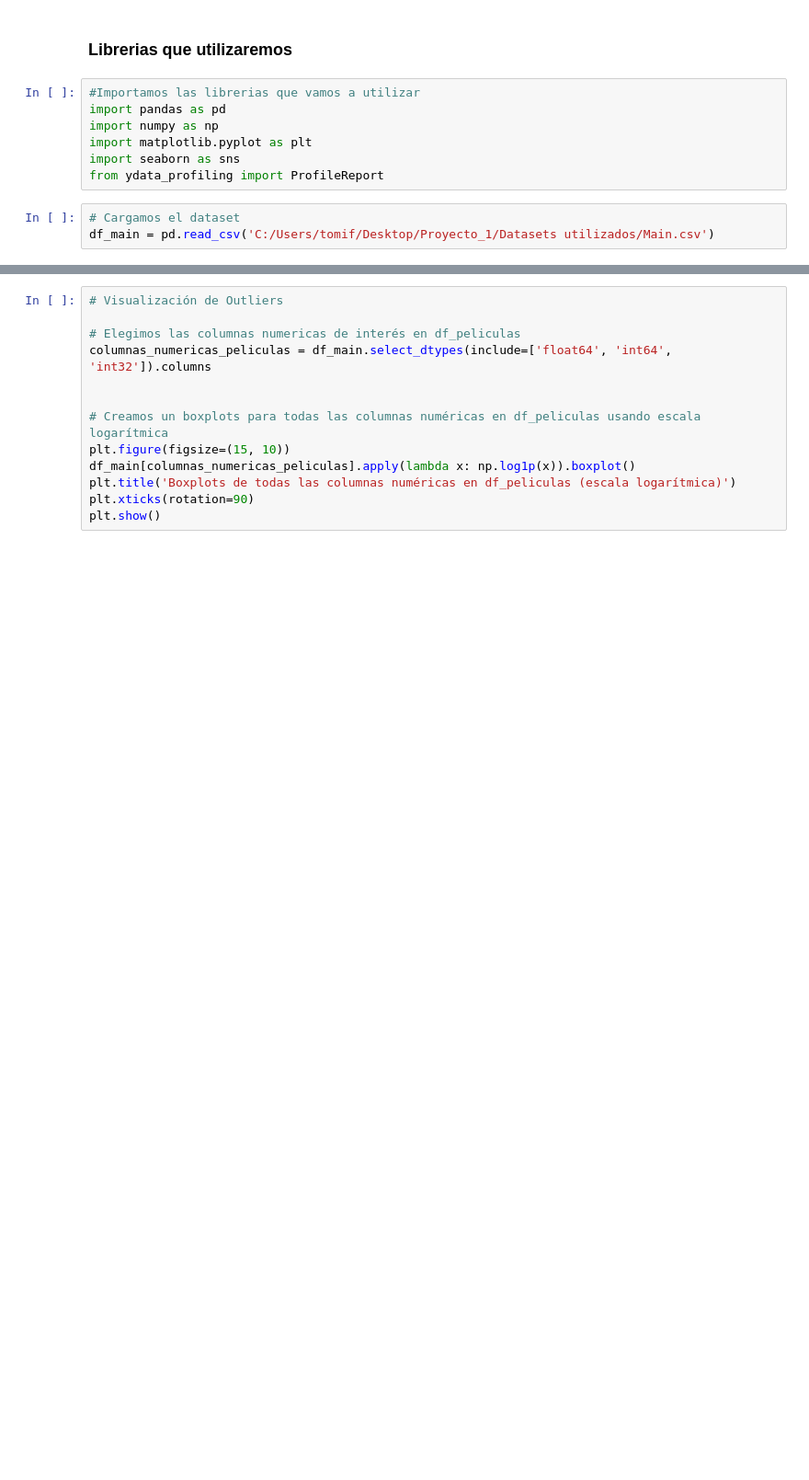
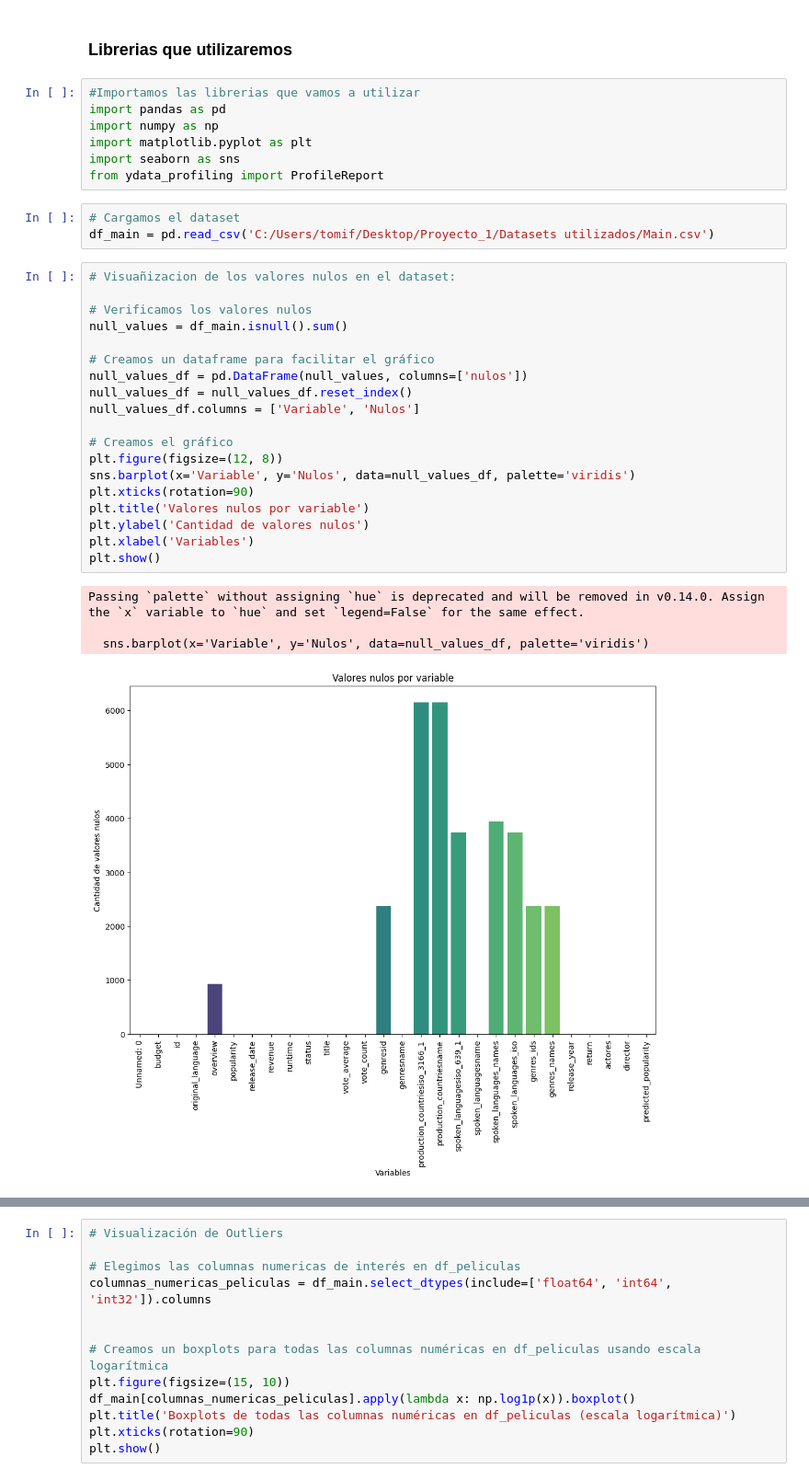
Before and after one commit to TFTomasFernandez/Proyecto-1-Recomendacion-de-Peliculas, a Jupyter notebook: EDA.ipynb, the cells around one changed output, grey strips where cells are left out. Shown: that part at 92% size. Drawn from its saved outputs; the diff is of its cells as text; blank space fills up the shorter version.

```diff
--- a/EDA.ipynb
+++ b/EDA.ipynb
@@ -12,3 +12,27 @@ from ydata_profiling import ProfileReport
 # %%
 # Cargamos el dataset
 df_main = pd.read_csv('C:/Users/tomif/Desktop/Proyecto_1/Datasets utilizados/Main.csv')
+# %%
+# Visuañizacion de los valores nulos en el dataset:
+
+# Verificamos los valores nulos
+null_values = df_main.isnull().sum()
+
+# Creamos un dataframe para facilitar el gráfico
+null_values_df = pd.DataFrame(null_values, columns=['nulos'])
+null_values_df = null_values_df.reset_index()
+null_values_df.columns = ['Variable', 'Nulos']
+
+# Creamos el gráfico
+plt.figure(figsize=(12, 8))
+sns.barplot(x='Variable', y='Nulos', data=null_values_df, palette='viridis')
+plt.xticks(rotation=90)
+plt.title('Valores nulos por variable')
+plt.ylabel('Cantidad de valores nulos')
+plt.xlabel('Variables')
+plt.show()
+# %% [output]
+Passing `palette` without assigning `hue` is deprecated and will be removed in v0.14.0. Assign the `x` variable to `hue` and set `legend=False` for the same effect.
+
+  sns.barplot(x='Variable', y='Nulos', data=null_values_df, palette='viridis')
+[figure, added]
```
Also changed, not shown: parts of 1 cell of this notebook.
